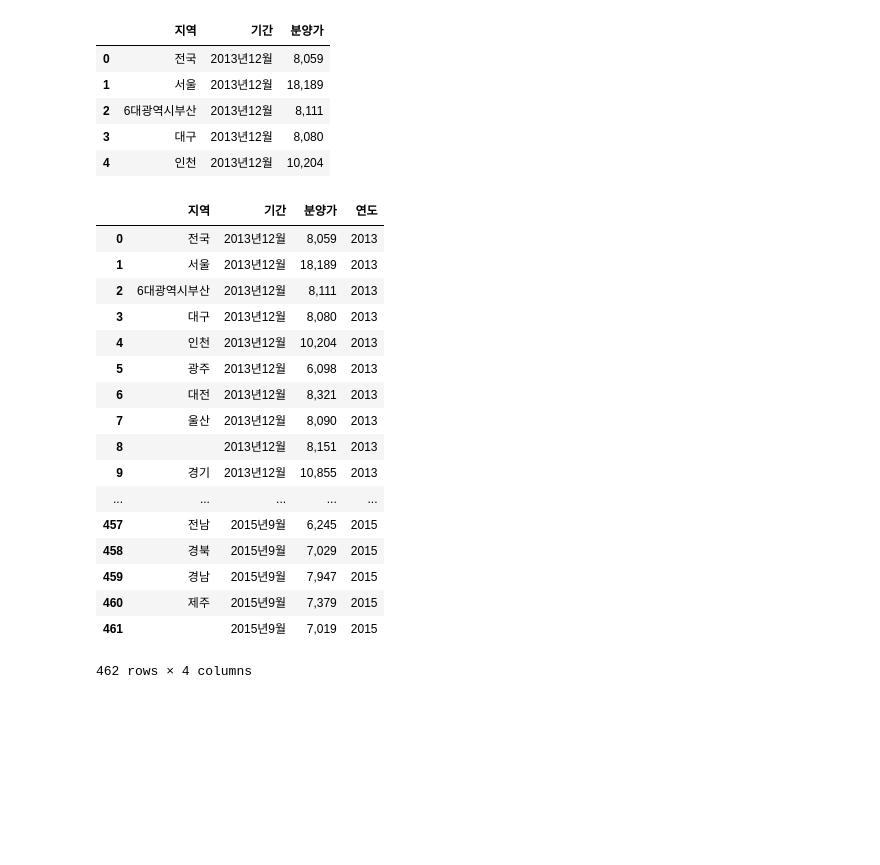
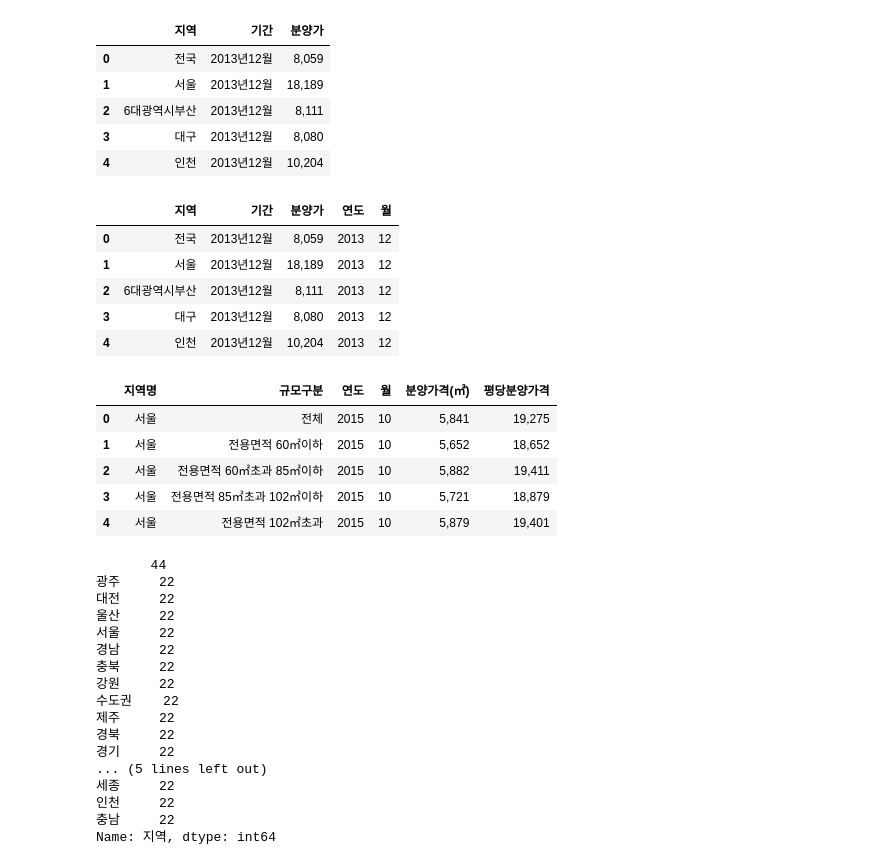
Before and after one commit to boyoung-place/DS_study, a Jupyter notebook: 머신러닝-데이터분석-교육/데이터분석/데이터분석활용예제1.ipynb, the cells around one changed output. Saved outputs shown, nothing was run; the diff lists cells and outputs as text; code cells hidden in the pictures; blank space fills up the shorter version.

```diff
--- a/머신러닝-데이터분석-교육/데이터분석/데이터분석활용예제1.ipynb
+++ b/머신러닝-데이터분석-교육/데이터분석/데이터분석활용예제1.ipynb
@@ -400,23 +378,53 @@ df_2013_2015.head()
 | 4 | 인천 | 2013년12월 | 10,204 |
 # %%
 df_2013_2015["연도"] = df_2013_2015["기간"].apply(lambda year_month:year_month.split("년")[0])
-df_2013_2015
+df_2013_2015["연도"]
+# df_2013_2015.head()
+# "2014년5월".split("년")[1].replace(' 월','')
+
+df_2013_2015["월"] = df_2013_2015["기간"].apply(lambda year_month:year_month.split("년")[1].replace('월',''))
+df_2013_2015["월"]
+
+df_2013_2015.head()
 # %% [output]
-|  | 지역 | 기간 | 분양가 | 연도 |
-| 0 | 전국 | 2013년12월 | 8,059 | 2013 |
-| 1 | 서울 | 2013년12월 | 18,189 | 2013 |
-| 2 | 6대광역시부산 | 2013년12월 | 8,111 | 2013 |
-| 3 | 대구 | 2013년12월 | 8,080 | 2013 |
-| 4 | 인천 | 2013년12월 | 10,204 | 2013 |
-| 5 | 광주 | 2013년12월 | 6,098 | 2013 |
-| 6 | 대전 | 2013년12월 | 8,321 | 2013 |
-| 7 | 울산 | 2013년12월 | 8,090 | 2013 |
-| 8 |  | 2013년12월 | 8,151 | 2013 |
-| 9 | 경기 | 2013년12월 | 10,855 | 2013 |
-| ... | ... | ... | ... | ... |
-| 457 | 전남 | 2015년9월 | 6,245 | 2015 |
-| 458 | 경북 | 2015년9월 | 7,029 | 2015 |
-| 459 | 경남 | 2015년9월 | 7,947 | 2015 |
-| 460 | 제주 | 2015년9월 | 7,379 | 2015 |
-| 461 |  | 2015년9월 | 7,019 | 2015 |
+|  | 지역 | 기간 | 분양가 | 연도 | 월 |
+| 0 | 전국 | 2013년12월 | 8,059 | 2013 | 12 |
+| 1 | 서울 | 2013년12월 | 18,189 | 2013 | 12 |
+| 2 | 6대광역시부산 | 2013년12월 | 8,111 | 2013 | 12 |
+| 3 | 대구 | 2013년12월 | 8,080 | 2013 | 12 |
+| 4 | 인천 | 2013년12월 | 10,204 | 2013 | 12 |
-462 rows × 4 columns
+# %%
+pre_sale.head()
+# %% [output]
+|  | 지역명 | 규모구분 | 연도 | 월 | 분양가격(㎡) | 평당분양가격 |
+| 0 | 서울 | 전체 | 2015 | 10 | 5,841 | 19,275 |
+| 1 | 서울 | 전용면적 60㎡이하 | 2015 | 10 | 5,652 | 18,652 |
+| 2 | 서울 | 전용면적 60㎡초과 85㎡이하 | 2015 | 10 | 5,882 | 19,411 |
+| 3 | 서울 | 전용면적 85㎡초과 102㎡이하 | 2015 | 10 | 5,721 | 18,879 |
+| 4 | 서울 | 전용면적 102㎡초과 | 2015 | 10 | 5,879 | 19,401 |
+# %%
+# 지역이름 이상한 것 확인 및 처리
+df_2013_2015["지역"].value_counts()
+
+# 6대광역시부산->부산, 지방강원->강원 으로 수정
+df_2013_2015["지역"] = df_2013_2015["지역"].apply(lambda x:x.replace('6대광역시부산', '부산'))
+df_2013_2015["지역"] = df_2013_2015["지역"].apply(lambda x:x.replace('지방강원', '강원'))
+df_2013_2015["지역"].value_counts()
+# %% [output]
+       44
+광주     22
+대전     22
+울산     22
+서울     22
+경남     22
+충북     22
+강원     22
+수도권    22
+제주     22
+경북     22
+경기     22
+... (5 lines left out)
+세종     22
+인천     22
+충남     22
+Name: 지역, dtype: int64
```
Also changed, not shown: parts of 31 cells of this notebook.
